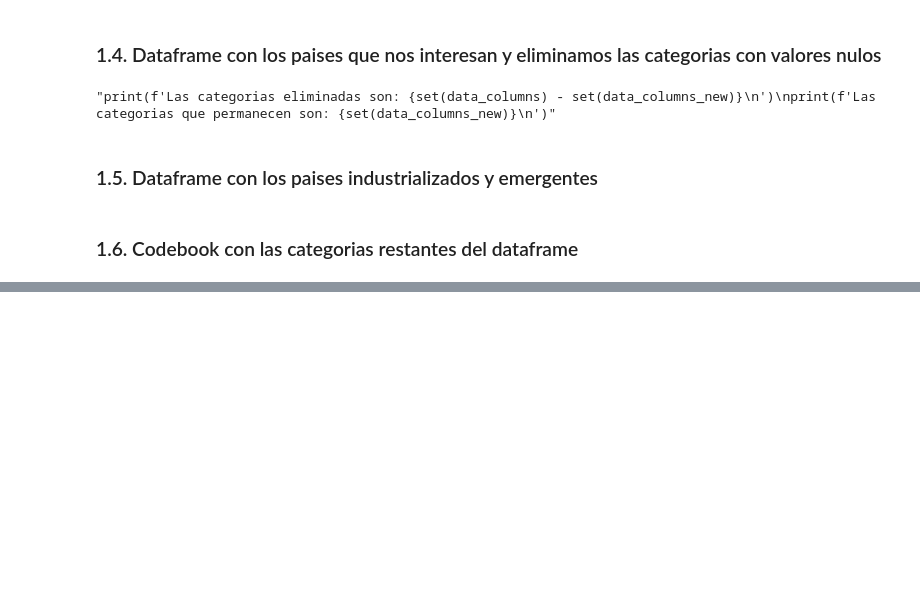
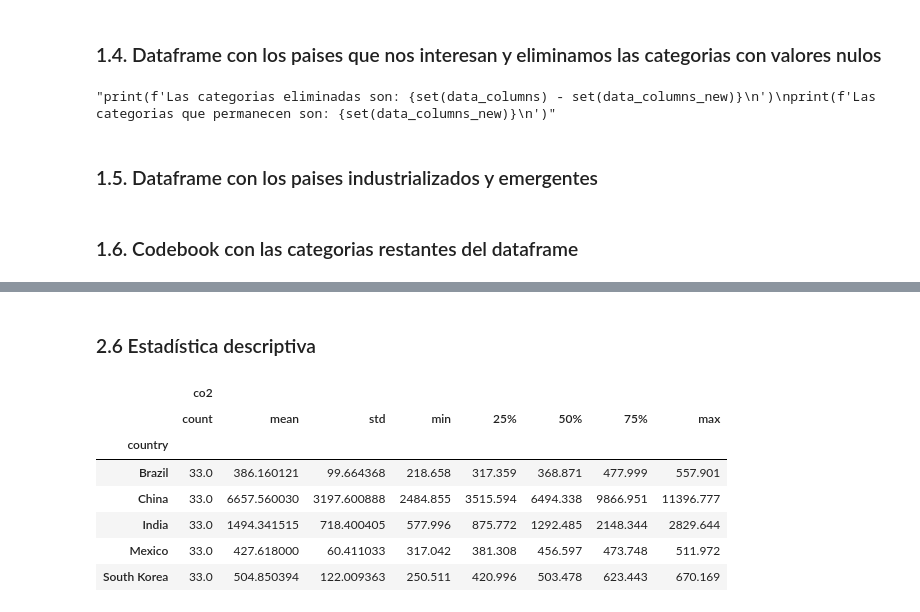
Before and after one commit to ramxv/proyecto-mod1-sic, a Jupyter notebook: main.ipynb, the cells around one changed output, grey strips where cells are left out. Cells and saved outputs as stored; diff of their text form; code cells hidden in the pictures; blank space fills up the shorter version.

```diff
--- a/main.ipynb
+++ b/main.ipynb
@@ -174,0 +321,17 @@ codebook.to_csv(ruta_derivada + 'codebook-new.csv', index=False)
+# %% [markdown]
+### 2.6 Estadística descriptiva
+# %%
+# Calcula el resumen estadístico con describe() para las columnas específicas
+summary_stats_em = data_em.groupby('country')[['co2']].describe()
+
+# Muestra el resumen estadístico en formato HTML utilizando display()
+display(HTML(summary_stats_em.to_html()))
+# %% [output]
+|  | co2 |  |  |  |  |  |  |  |
+|  | count | mean | std | min | 25% | 50% | 75% | max |
+| country |  |  |  |  |  |  |  |  |
+| Brazil | 33.0 | 386.160121 | 99.664368 | 218.658 | 317.359 | 368.871 | 477.999 | 557.901 |
+| China | 33.0 | 6657.560030 | 3197.600888 | 2484.855 | 3515.594 | 6494.338 | 9866.951 | 11396.777 |
+| India | 33.0 | 1494.341515 | 718.400405 | 577.996 | 875.772 | 1292.485 | 2148.344 | 2829.644 |
+| Mexico | 33.0 | 427.618000 | 60.411033 | 317.042 | 381.308 | 456.597 | 473.748 | 511.972 |
+| South Korea | 33.0 | 504.850394 | 122.009363 | 250.511 | 420.996 | 503.478 | 623.443 | 670.169 |
```
Also changed, not shown: parts of 10 cells of this notebook, 5 other files.
